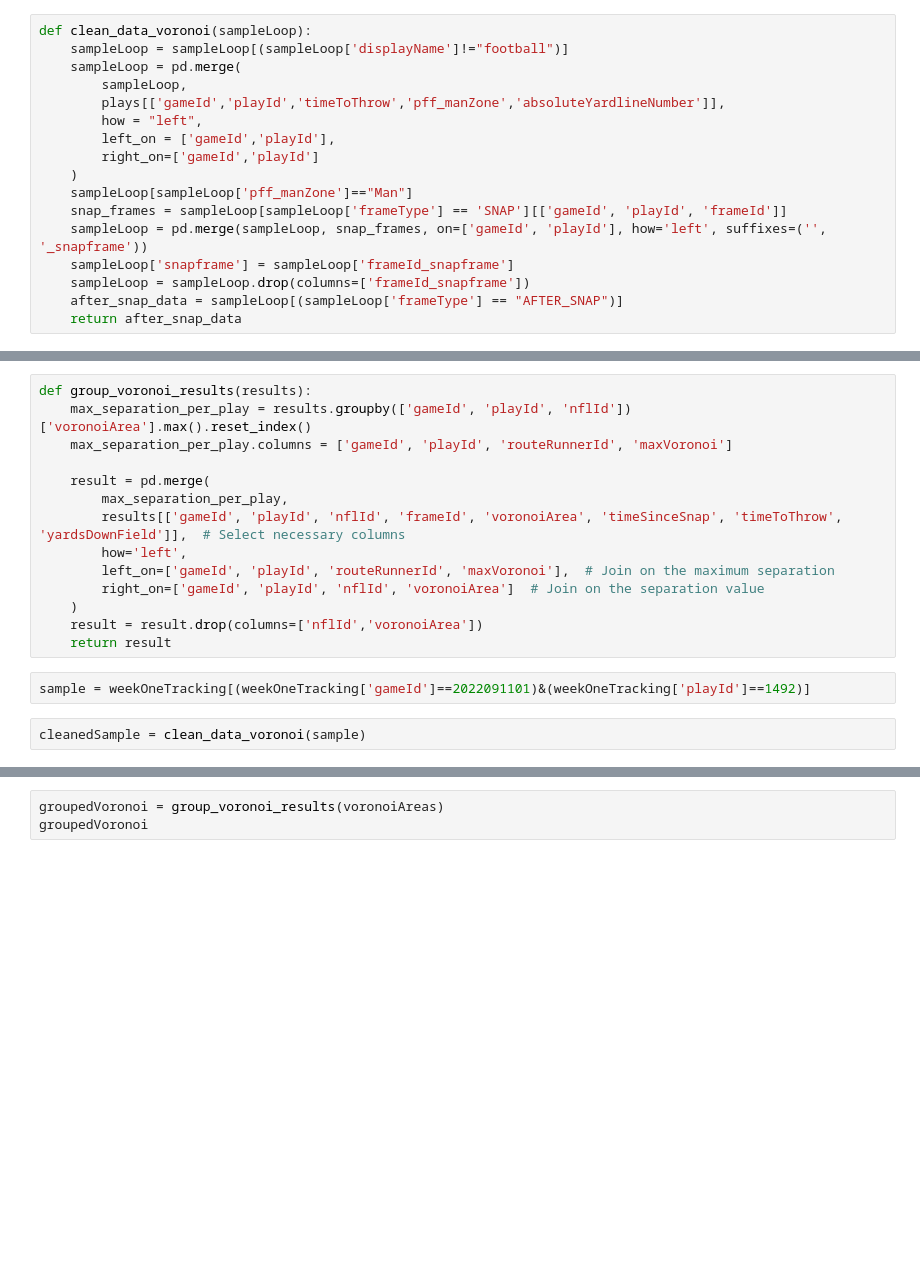
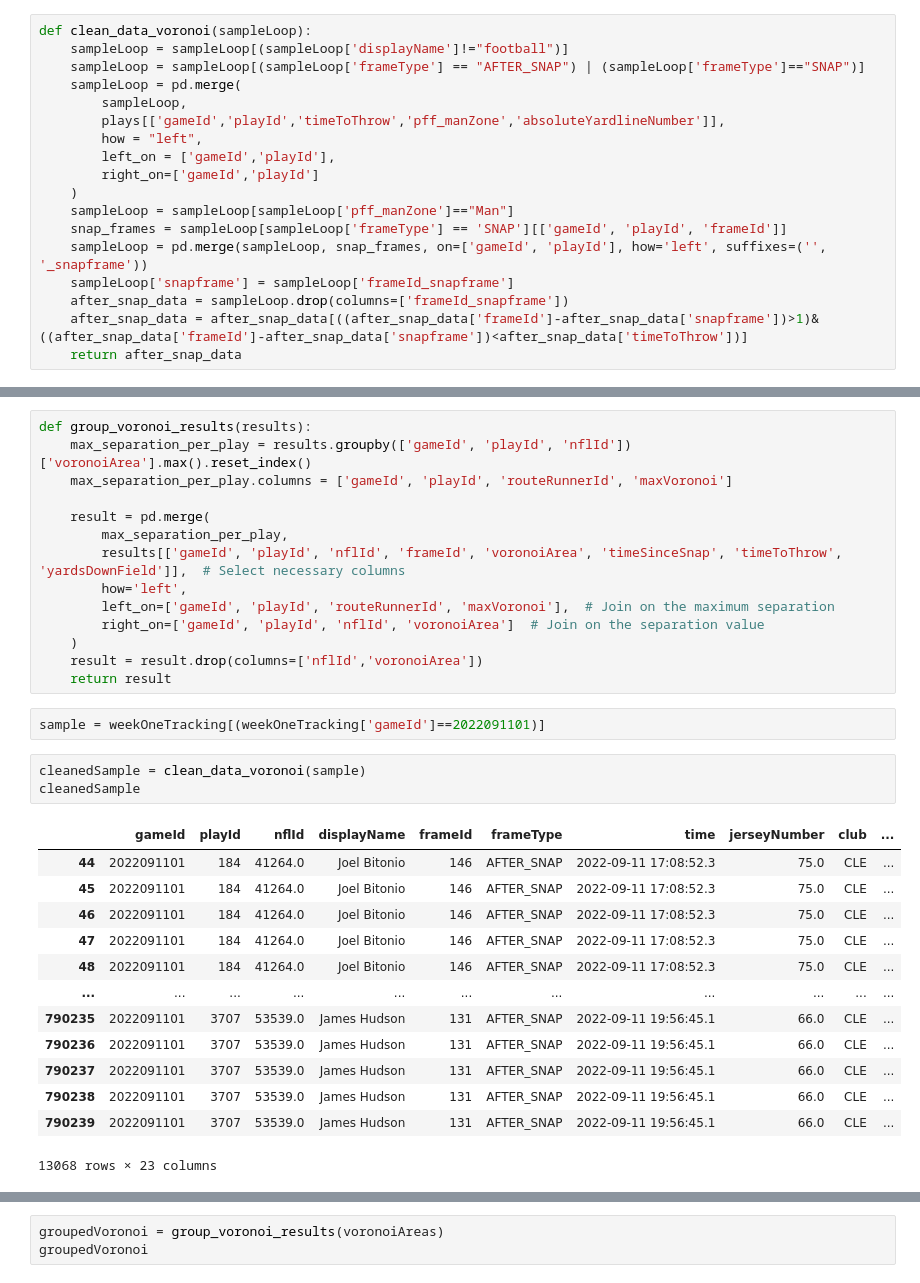
Before and after one commit to rohitbh7/nfl, a Jupyter notebook: voronoi.ipynb, the cells around one changed output, grey strips where cells are left out. Saved outputs shown, nothing was run; the diff lists cells and outputs as text; blank space fills up the shorter version.

```diff
--- a/voronoi.ipynb
+++ b/voronoi.ipynb
@@ -161,6 +161,7 @@ plays = pd.read_csv("plays.csv")
 # %%
 def clean_data_voronoi(sampleLoop):
     sampleLoop = sampleLoop[(sampleLoop['displayName']!="football")]
+    sampleLoop = sampleLoop[(sampleLoop['frameType'] == "AFTER_SNAP") | (sampleLoop['frameType']=="SNAP")]
     sampleLoop = pd.merge(
         sampleLoop,
         plays[['gameId','playId','timeToThrow','pff_manZone','absoluteYardlineNumber']],
@@ -168,12 +169,12 @@ def clean_data_voronoi(sampleLoop):
         left_on = ['gameId','playId'],
         right_on=['gameId','playId']
     )
-    sampleLoop[sampleLoop['pff_manZone']=="Man"]
+    sampleLoop = sampleLoop[sampleLoop['pff_manZone']=="Man"]
     snap_frames = sampleLoop[sampleLoop['frameType'] == 'SNAP'][['gameId', 'playId', 'frameId']]
     sampleLoop = pd.merge(sampleLoop, snap_frames, on=['gameId', 'playId'], how='left', suffixes=('', '_snapframe'))
     sampleLoop['snapframe'] = sampleLoop['frameId_snapframe']
-    sampleLoop = sampleLoop.drop(columns=['frameId_snapframe'])
-    after_snap_data = sampleLoop[(sampleLoop['frameType'] == "AFTER_SNAP")]
+    after_snap_data = sampleLoop.drop(columns=['frameId_snapframe'])
+    after_snap_data = after_snap_data[((after_snap_data['frameId']-after_snap_data['snapframe'])>1)&((after_snap_data['frameId']-after_snap_data['snapframe'])<after_snap_data['timeToThrow'])]
     return after_snap_data
 # %%
 def max_voronoi_per_play(after_snap_data):
@@ -255,9 +255,24 @@ def group_voronoi_results(results):
     result = result.drop(columns=['nflId','voronoiArea'])
     return result
 # %%
-sample = weekOneTracking[(weekOneTracking['gameId']==2022091101)&(weekOneTracking['playId']==1492)]
+sample = weekOneTracking[(weekOneTracking['gameId']==2022091101)]
 # %%
 cleanedSample = clean_data_voronoi(sample)
+cleanedSample
+# %% [output]
+|  | gameId | playId | nflId | displayName | frameId | frameType | time | jerseyNumber | club | ... |
+| 44 | 2022091101 | 184 | 41264.0 | Joel Bitonio | 146 | AFTER_SNAP | 2022-09-11 17:08:52.3 | 75.0 | CLE | ... |
+| 45 | 2022091101 | 184 | 41264.0 | Joel Bitonio | 146 | AFTER_SNAP | 2022-09-11 17:08:52.3 | 75.0 | CLE | ... |
+| 46 | 2022091101 | 184 | 41264.0 | Joel Bitonio | 146 | AFTER_SNAP | 2022-09-11 17:08:52.3 | 75.0 | CLE | ... |
+| 47 | 2022091101 | 184 | 41264.0 | Joel Bitonio | 146 | AFTER_SNAP | 2022-09-11 17:08:52.3 | 75.0 | CLE | ... |
+| 48 | 2022091101 | 184 | 41264.0 | Joel Bitonio | 146 | AFTER_SNAP | 2022-09-11 17:08:52.3 | 75.0 | CLE | ... |
+| ... | ... | ... | ... | ... | ... | ... | ... | ... | ... | ... |
+| 790235 | 2022091101 | 3707 | 53539.0 | James Hudson | 131 | AFTER_SNAP | 2022-09-11 19:56:45.1 | 66.0 | CLE | ... |
+| 790236 | 2022091101 | 3707 | 53539.0 | James Hudson | 131 | AFTER_SNAP | 2022-09-11 19:56:45.1 | 66.0 | CLE | ... |
+| 790237 | 2022091101 | 3707 | 53539.0 | James Hudson | 131 | AFTER_SNAP | 2022-09-11 19:56:45.1 | 66.0 | CLE | ... |
+| 790238 | 2022091101 | 3707 | 53539.0 | James Hudson | 131 | AFTER_SNAP | 2022-09-11 19:56:45.1 | 66.0 | CLE | ... |
+| 790239 | 2022091101 | 3707 | 53539.0 | James Hudson | 131 | AFTER_SNAP | 2022-09-11 19:56:45.1 | 66.0 | CLE | ... |
+13068 rows × 23 columns
 # %%
 voronoiAreas = max_voronoi_per_play(cleanedSample)
 # %% [output]
```
Also changed, not shown: parts of 2 cells of this notebook.
